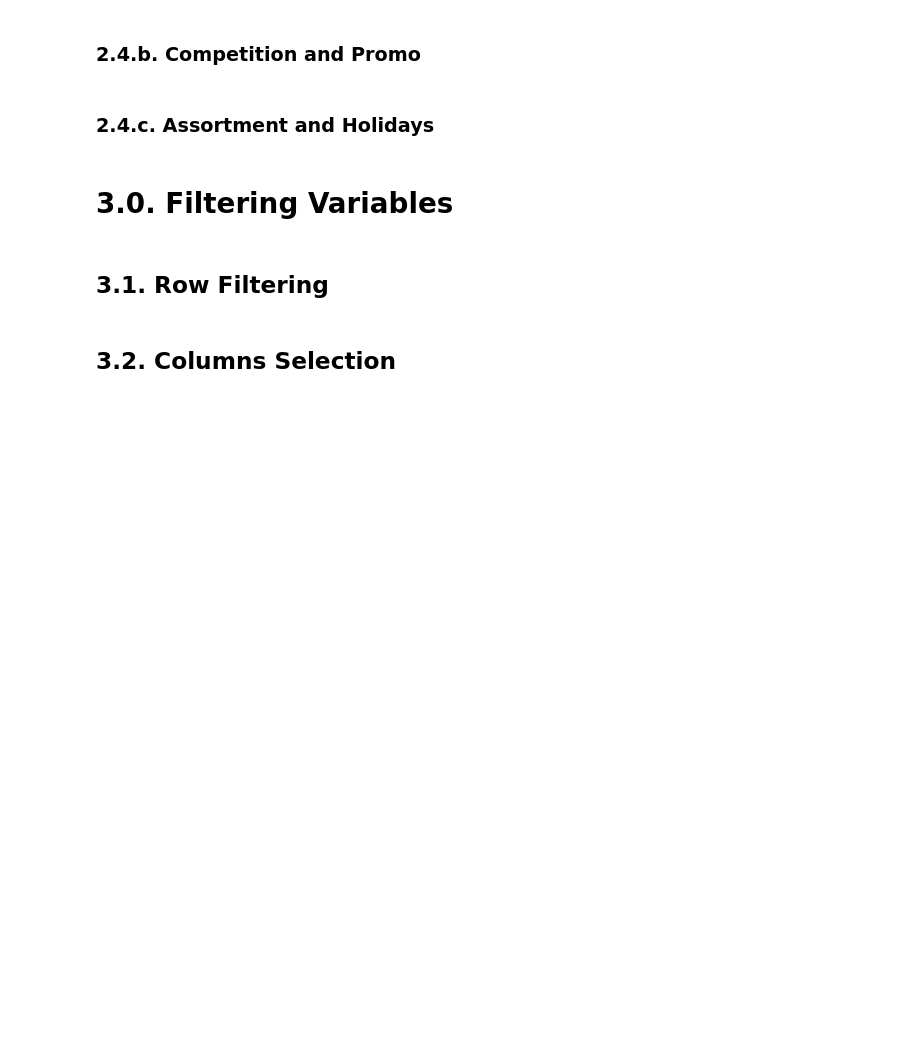
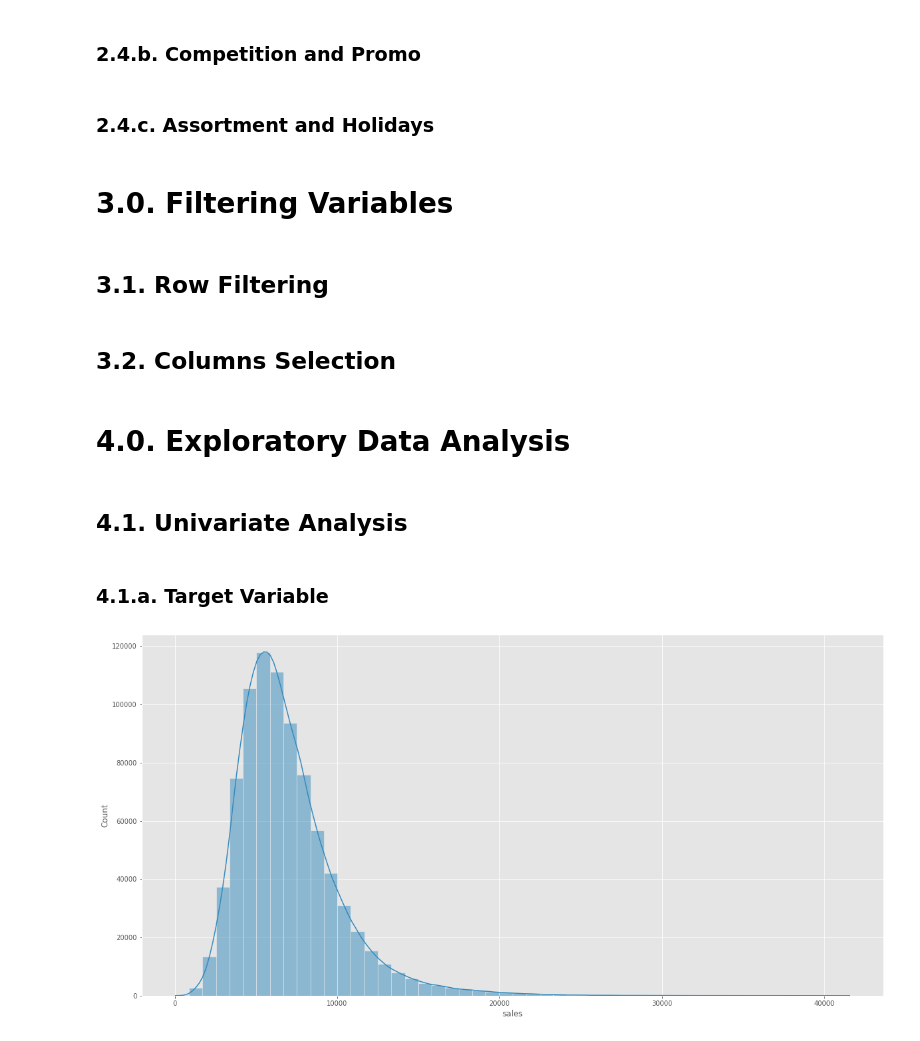
Before and after one commit to vfamim/Rossman-Sales, a Jupyter notebook: notebook/c01_01_Rossman.ipynb, the cells around one changed output. Drawn from its saved outputs; the diff is of its cells as text; code cells hidden in the pictures; blank space fills up the shorter version.

Commit message:
Finish univariate analysis

```diff
--- a/notebook/c01_01_Rossman.ipynb
+++ b/notebook/c01_01_Rossman.ipynb
@@ -505,3 +513,5 @@ cols_drop = ['customers', 'open', 'promo_interval', 'month_map']
 
 # drop columns
 df3 = df3.drop(cols_drop, axis=1)
+# %% [markdown]
+# 4.0. Exploratory Data Analysis
@@ -507,0 +521,11 @@ df3 = df3.drop(cols_drop, axis=1)
+# %% [markdown]
+## 4.1. Univariate Analysis
+# %% [markdown]
+### 4.1.a. Target Variable
+# %%
+# checking density of target variable
+sns.histplot(df3.sales, kde=True, bins = 50)
+# show plot
+plt.show()
+# %% [output]
+[figure, added]
```
Also changed, not shown: parts of 10 cells of this notebook, 2 other files.
